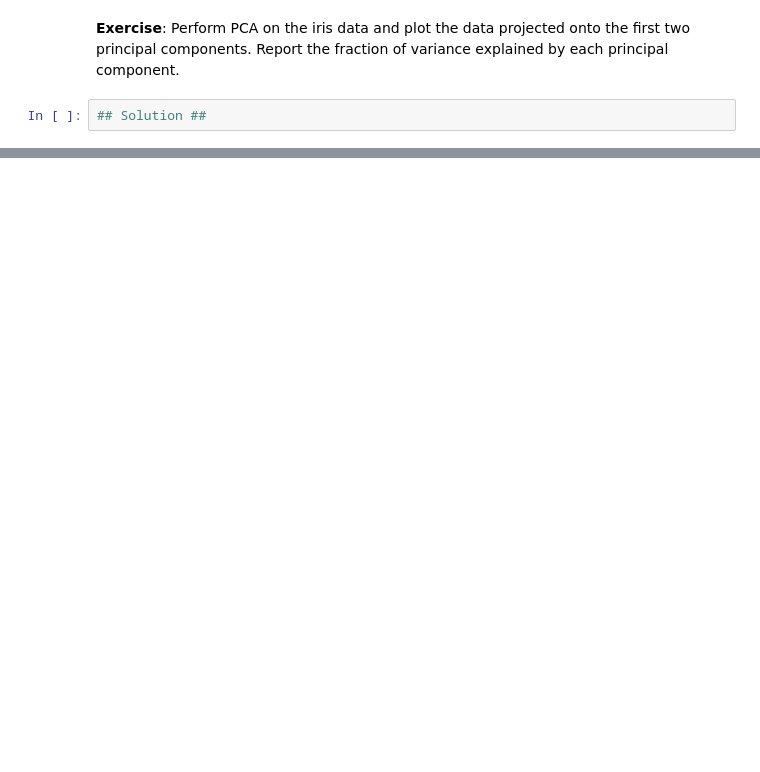
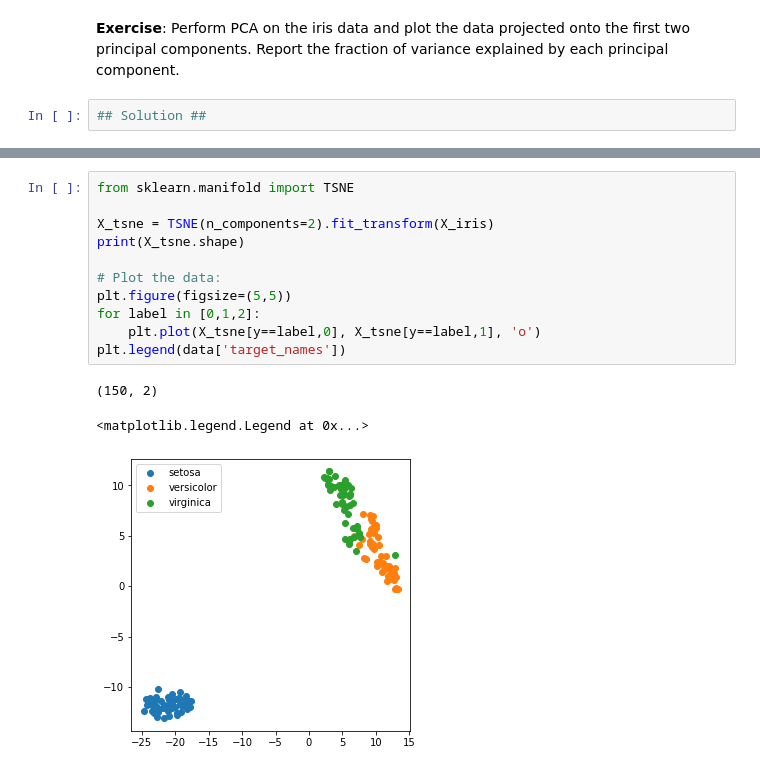
Before and after one commit to murray-lab/statistical-learning, a Jupyter notebook: Demo_PCA_blank.ipynb, the cells around one changed output, grey strips where cells are left out. Saved outputs shown, nothing was run; the diff lists cells and outputs as text; blank space fills up the shorter version.

```diff
--- a/Demo_PCA_blank.ipynb
+++ b/Demo_PCA_blank.ipynb
@@ -108,0 +140,15 @@ print('y data: \n', y[:3])
+# %%
+from sklearn.manifold import TSNE
+
+X_tsne = TSNE(n_components=2).fit_transform(X_iris)
+print(X_tsne.shape)
+
+# Plot the data:
+plt.figure(figsize=(5,5))
+for label in [0,1,2]:
+    plt.plot(X_tsne[y==label,0], X_tsne[y==label,1], 'o')
+plt.legend(data['target_names'])
+# %% [output]
+(150, 2)
+<matplotlib.legend.Legend at 0x...>
+[figure, added]
```
Also changed, not shown: parts of 7 cells of this notebook.
